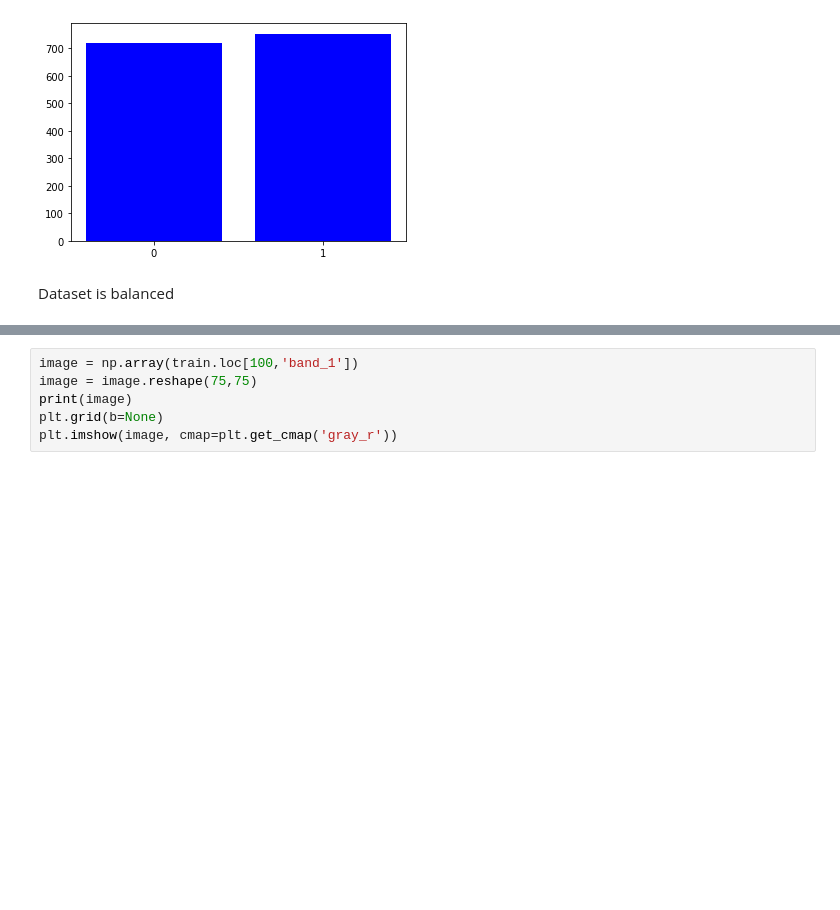
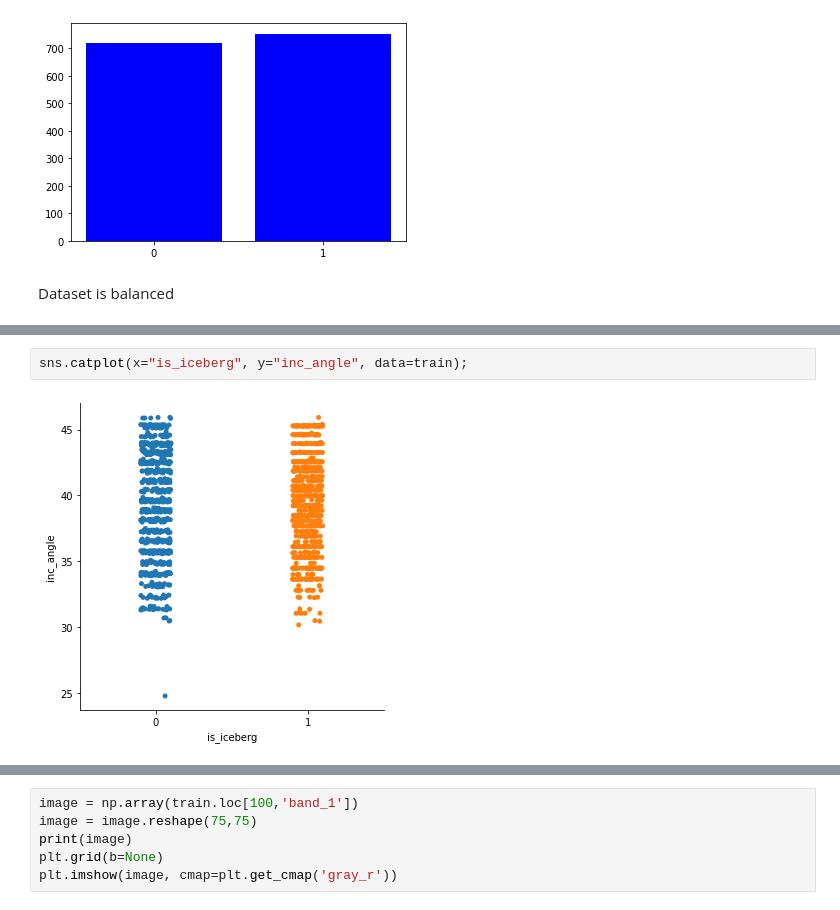
Before and after one commit to GZabalaG/AIMaster, a Jupyter notebook: borrador_2_trabajo_programacion.ipynb, the cells around one changed output, grey strips where cells are left out. Drawn from its saved outputs; the diff is of its cells as text; blank space fills up the shorter version.

```diff
--- a/borrador_2_trabajo_programacion.ipynb
+++ b/borrador_2_trabajo_programacion.ipynb
@@ -175,0 +205,4 @@ Dataset is balanced
+# %%
+sns.catplot(x="is_iceberg", y="inc_angle", data=train);
+# %% [output]
+[figure, added]
```
Also changed, not shown: parts of 24 cells of this notebook.
